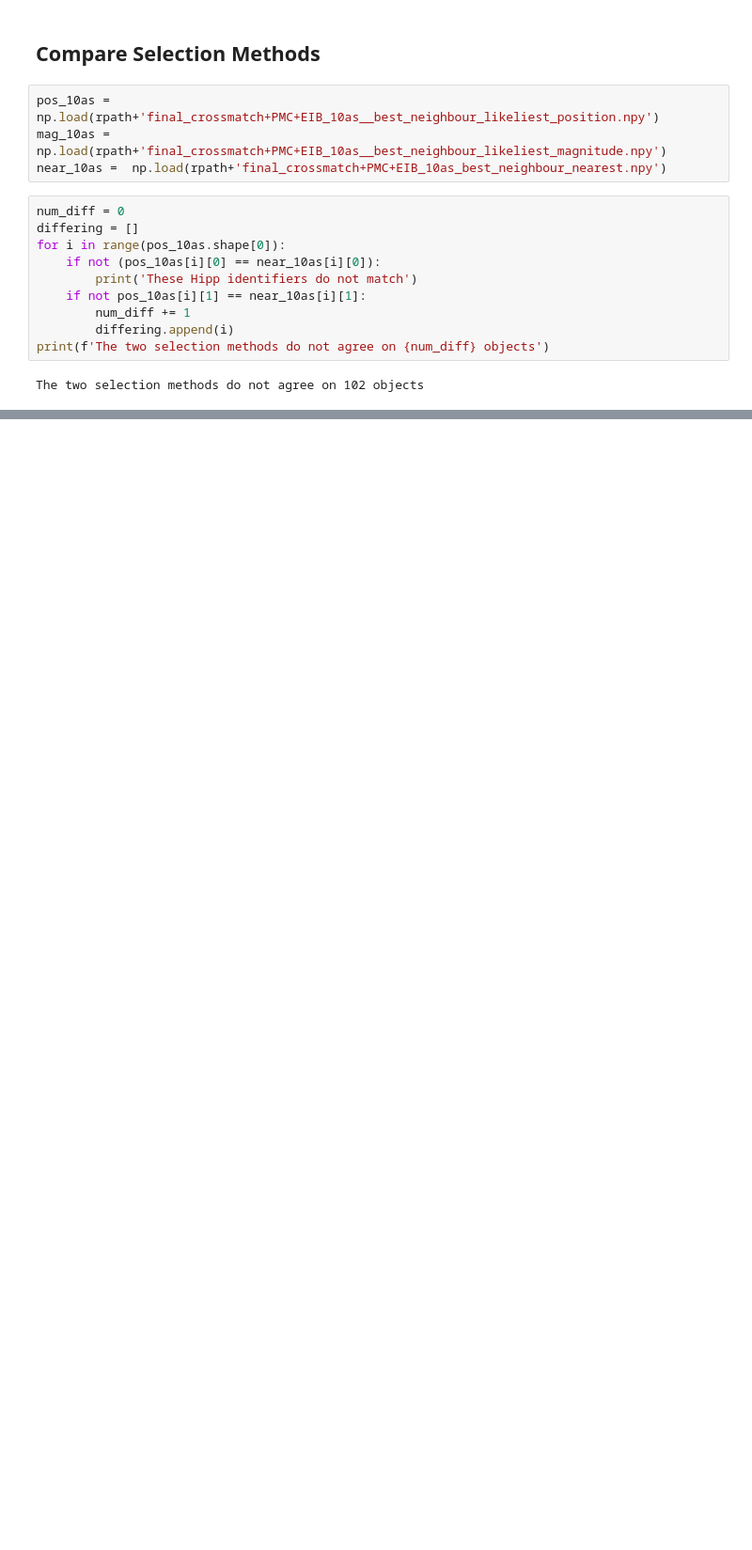
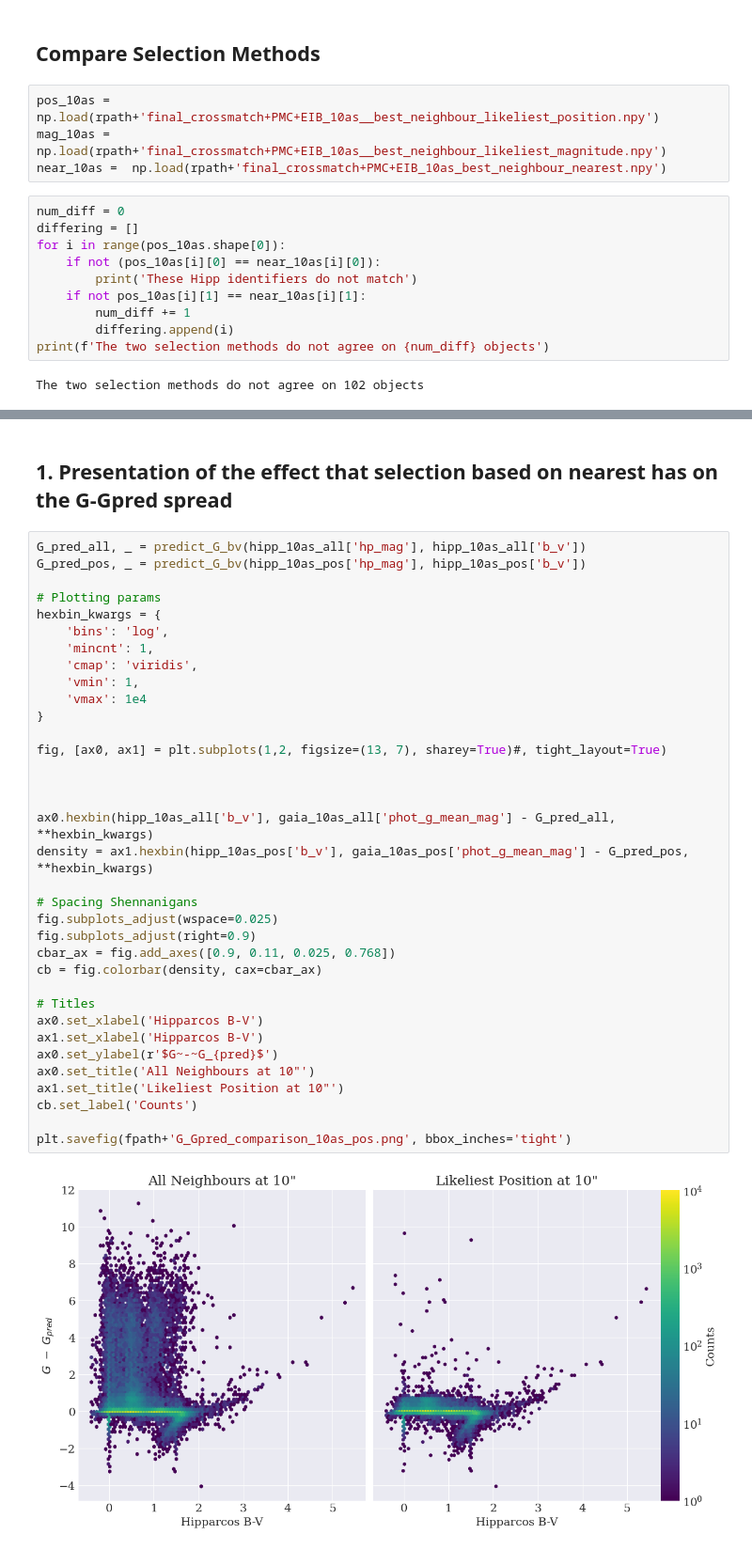
Before and after one commit to RenVit318/masterproject, a Jupyter notebook: src/notebooks/full_crossmatch_study.ipynb, the cells around one changed output, grey strips where cells are left out. Shown at 94% size. Drawn from its saved outputs; the diff is of its cells as text; blank space fills up the shorter version.

```diff
--- a/src/notebooks/full_crossmatch_study.ipynb
+++ b/src/notebooks/full_crossmatch_study.ipynb
@@ -212,0 +262,39 @@ The two selection methods do not agree on 102 objects
+# %% [markdown]
+## 1. Presentation of the effect that selection based on nearest has on the G-Gpred spread
+# %%
+G_pred_all, _ = predict_G_bv(hipp_10as_all['hp_mag'], hipp_10as_all['b_v'])
+G_pred_pos, _ = predict_G_bv(hipp_10as_pos['hp_mag'], hipp_10as_pos['b_v'])
+
+# Plotting params
+hexbin_kwargs = {
+    'bins': 'log',
+    'mincnt': 1,
+    'cmap': 'viridis',
+    'vmin': 1,
+    'vmax': 1e4
+}
+
+fig, [ax0, ax1] = plt.subplots(1,2, figsize=(13, 7), sharey=True)#, tight_layout=True)
+
+
+
+ax0.hexbin(hipp_10as_all['b_v'], gaia_10as_all['phot_g_mean_mag'] - G_pred_all, **hexbin_kwargs)
+density = ax1.hexbin(hipp_10as_pos['b_v'], gaia_10as_pos['phot_g_mean_mag'] - G_pred_pos, **hexbin_kwargs)
+
+# Spacing Shennanigans
+fig.subplots_adjust(wspace=0.025)
+fig.subplots_adjust(right=0.9)
+cbar_ax = fig.add_axes([0.9, 0.11, 0.025, 0.768])
+cb = fig.colorbar(density, cax=cbar_ax)
+
+# Titles
+ax0.set_xlabel('Hipparcos B-V')
+ax1.set_xlabel('Hipparcos B-V')
+ax0.set_ylabel(r'$G~-~G_{pred}$')
+ax0.set_title('All Neighbours at 10"')
+ax1.set_title('Likeliest Position at 10"')
+cb.set_label('Counts')
+
+plt.savefig(fpath+'G_Gpred_comparison_10as_pos.png', bbox_inches='tight')
+# %% [output]
+[figure, added]
```
Also changed, not shown: parts of 11 cells of this notebook, 1 other file.
